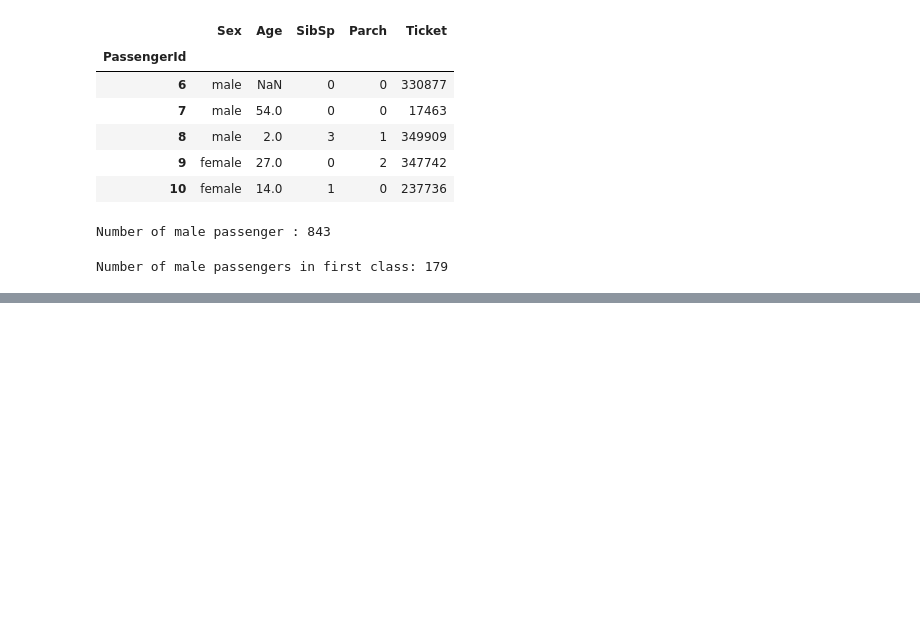
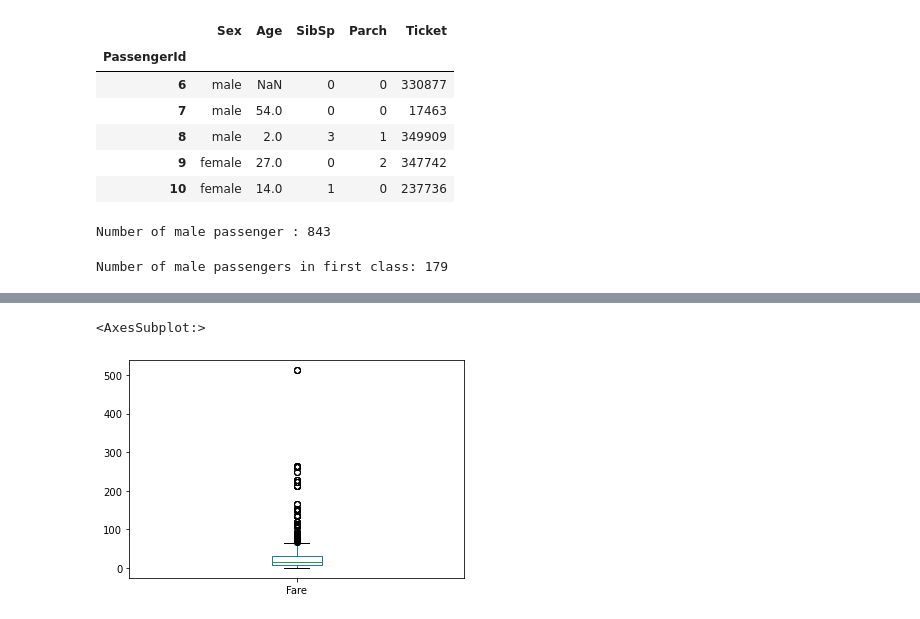
Before and after one commit to biljana-zobenica/titanic, a Jupyter notebook: notebooks/2.0-bz-exploring-processing-data.ipynb, the cells around one changed output, grey strips where cells are left out. Cells and saved outputs as stored; diff of their text form; code cells hidden in the pictures; blank space fills up the shorter version.

```diff
--- a/notebooks/2.0-bz-exploring-processing-data.ipynb
+++ b/notebooks/2.0-bz-exploring-processing-data.ipynb
@@ -245,0 +290,6 @@ Number of male passengers in first class: 179
+# %%
+# box-whisker plot
+df.Fare.plot(kind='box')
+# %% [output]
+<AxesSubplot:>
+[figure, added]
```
Also changed, not shown: parts of 12 cells of this notebook.
